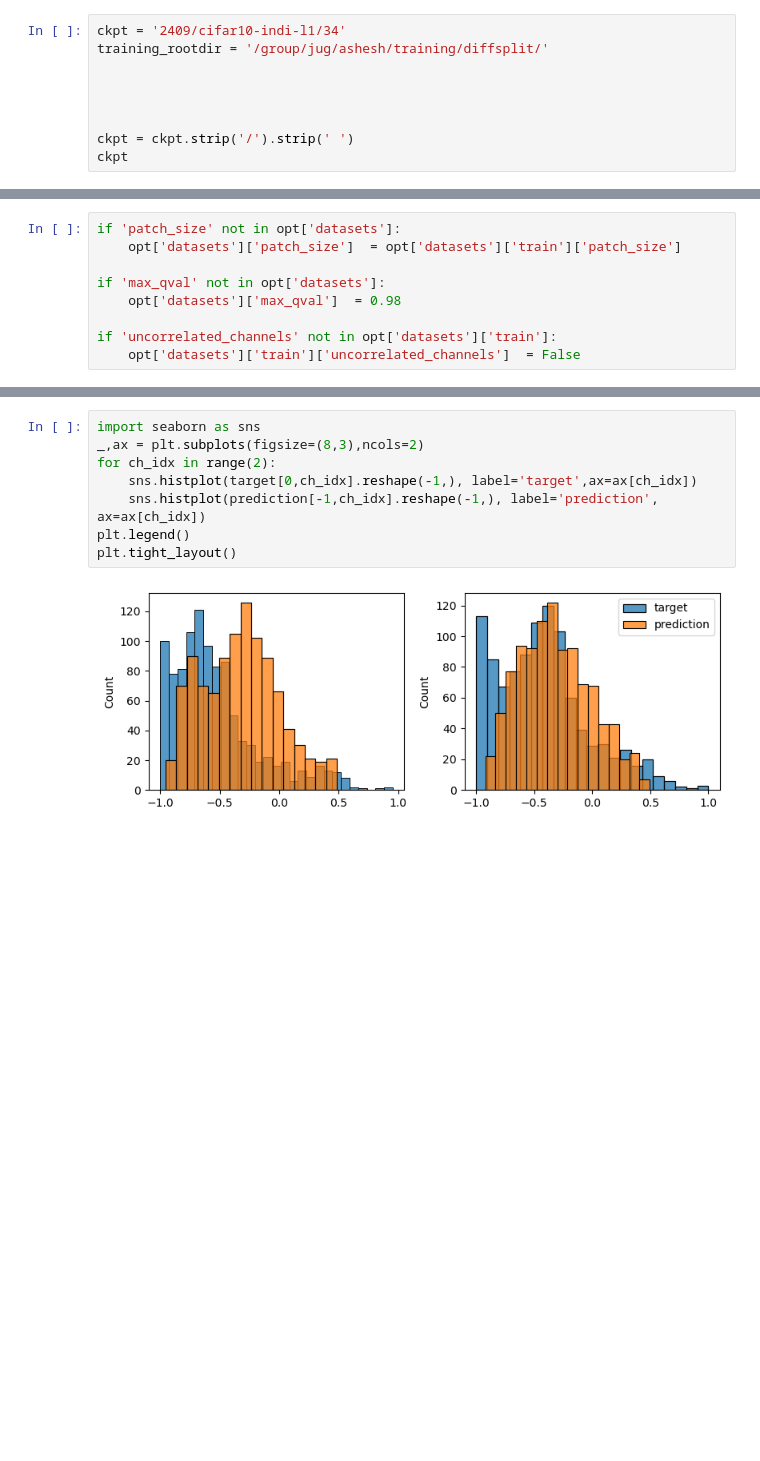
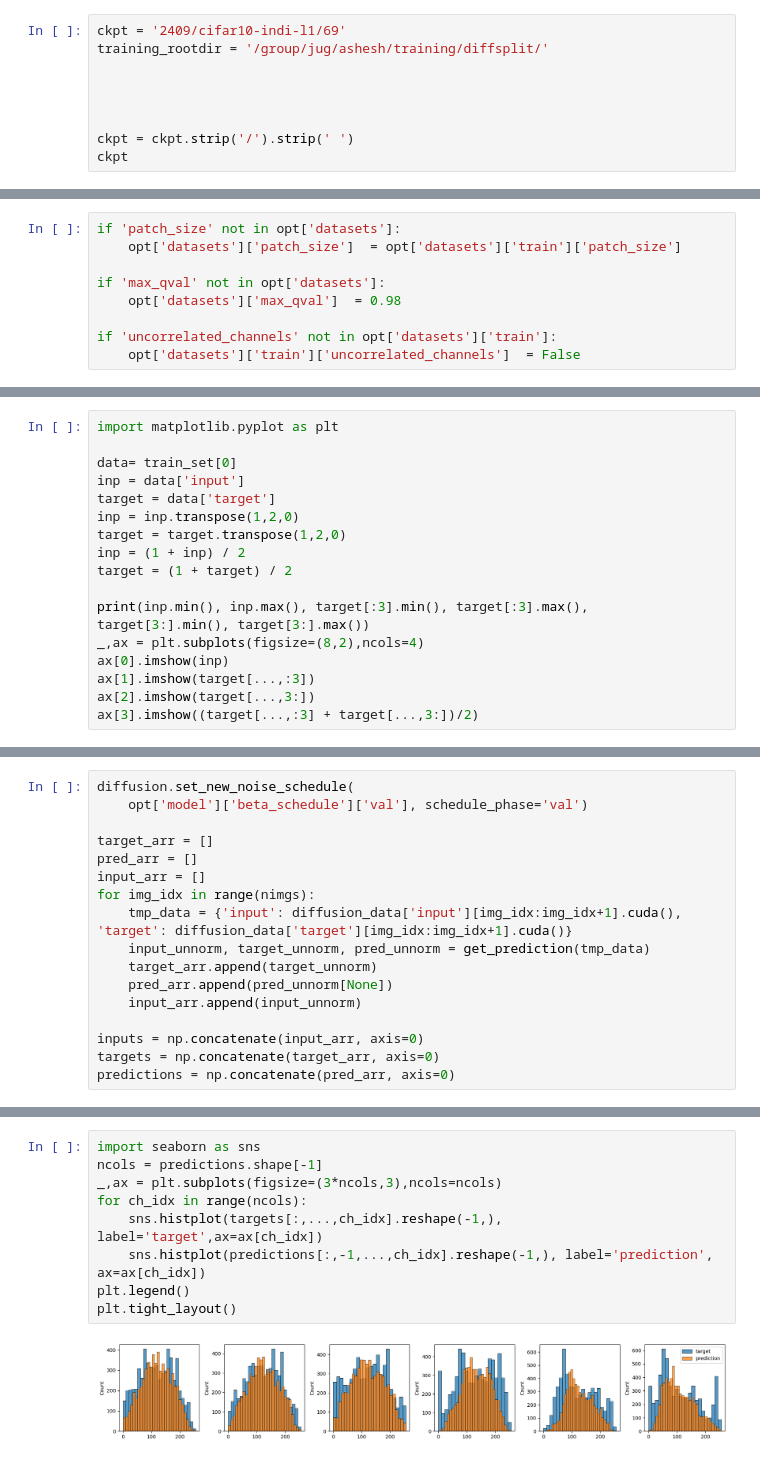
Before and after one commit to rayanirban/DiffSplitting, a Jupyter notebook: notebooks/Evaluate.ipynb, the cells around one changed output, grey strips where cells are left out. Saved outputs shown, nothing was run; the diff lists cells and outputs as text; blank space fills up the shorter version.

```diff
--- a/notebooks/Evaluate.ipynb
+++ b/notebooks/Evaluate.ipynb
@@ -2,7 +2,7 @@
 import sys
 sys.path.append('..')
 # %%
-ckpt = '2409/cifar10-indi-l1/34'
+ckpt = '2409/cifar10-indi-l1/69'
 training_rootdir = '/group/jug/ashesh/training/diffsplit/'
 
 
@@ -109,0 +111,17 @@ INFO:base:Loading pretrained model for G [/group/jug/ashesh/training/diffsplit/2
+# %%
+import matplotlib.pyplot as plt
+
+data= train_set[0]
+inp = data['input']
+target = data['target']
+inp = inp.transpose(1,2,0)
+target = target.transpose(1,2,0)
+inp = (1 + inp) / 2
+target = (1 + target) / 2
+
+print(inp.min(), inp.max(), target[:3].min(), target[:3].max(), target[3:].min(), target[3:].max())
+_,ax = plt.subplots(figsize=(8,2),ncols=4)
+ax[0].imshow(inp)
+ax[1].imshow(target[...,:3])
+ax[2].imshow(target[...,3:])
+ax[3].imshow((target[...,:3] + target[...,3:])/2)
@@ -155,0 +197,17 @@ float64
+# %%
+diffusion.set_new_noise_schedule(
+    opt['model']['beta_schedule']['val'], schedule_phase='val')
+
+target_arr = []
+pred_arr = []
+input_arr = []
+for img_idx in range(nimgs):
+    tmp_data = {'input': diffusion_data['input'][img_idx:img_idx+1].cuda(), 'target': diffusion_data['target'][img_idx:img_idx+1].cuda()}
+    input_unnorm, target_unnorm, pred_unnorm = get_prediction(tmp_data)
+    target_arr.append(target_unnorm)
+    pred_arr.append(pred_unnorm[None])
+    input_arr.append(input_unnorm)
+
+inputs = np.concatenate(input_arr, axis=0)
+targets = np.concatenate(target_arr, axis=0)
+predictions = np.concatenate(pred_arr, axis=0)
@@ -212,10 +268,11 @@ def get_n_params(model):
 # %%
 import seaborn as sns
-_,ax = plt.subplots(figsize=(8,3),ncols=2)
-for ch_idx in range(2):
-    sns.histplot(target[0,ch_idx].reshape(-1,), label='target',ax=ax[ch_idx])
-    sns.histplot(prediction[-1,ch_idx].reshape(-1,), label='prediction', ax=ax[ch_idx])
+ncols = predictions.shape[-1]
+_,ax = plt.subplots(figsize=(3*ncols,3),ncols=ncols)
+for ch_idx in range(ncols):
+    sns.histplot(targets[:,...,ch_idx].reshape(-1,), label='target',ax=ax[ch_idx])
+    sns.histplot(predictions[:,-1,...,ch_idx].reshape(-1,), label='prediction', ax=ax[ch_idx])
 plt.legend()
 plt.tight_layout()
 # %% [output]
-[figure, old version]
+[figure, new version]
```
Also changed, not shown: parts of 17 cells of this notebook, 2 other files.
